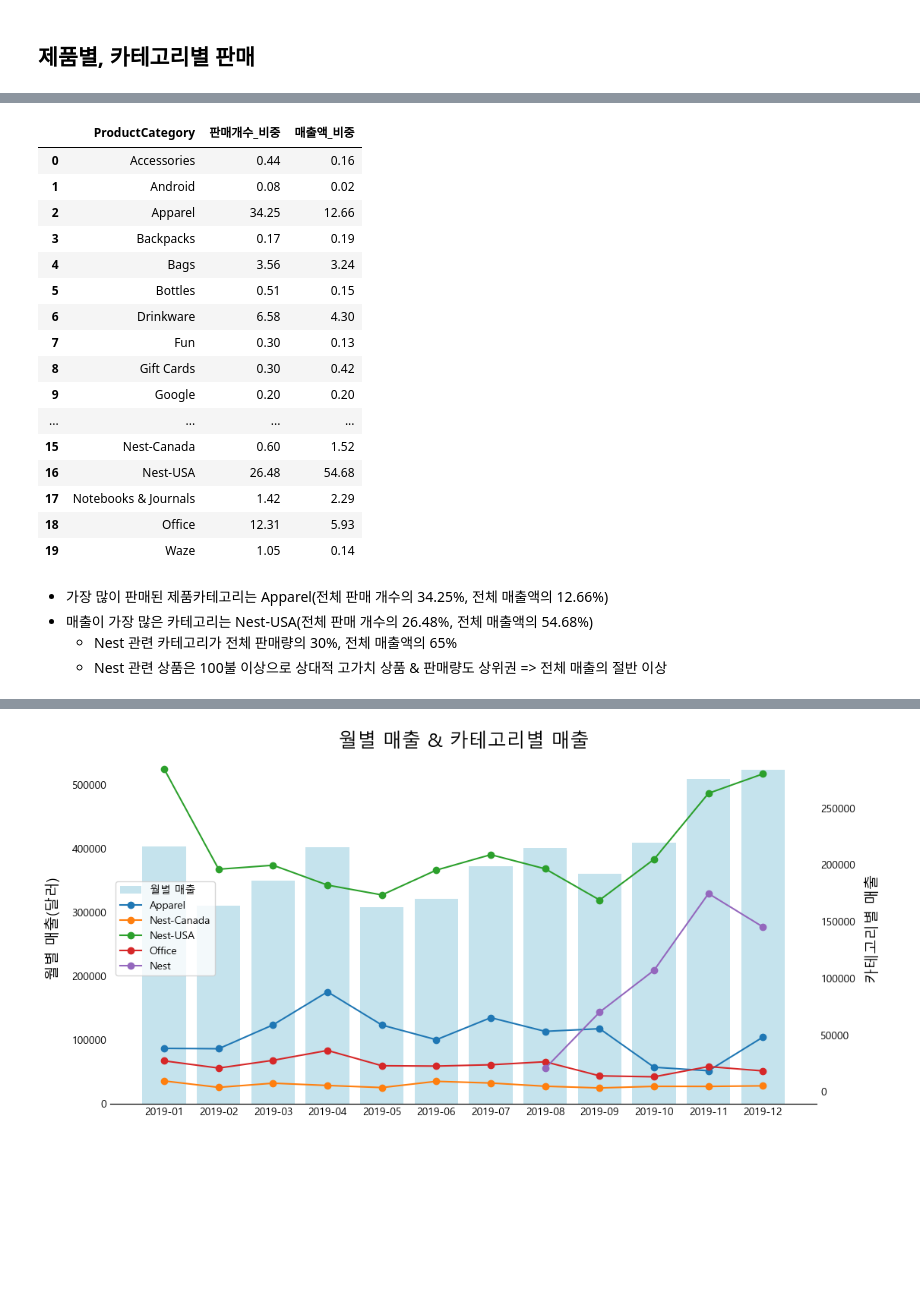
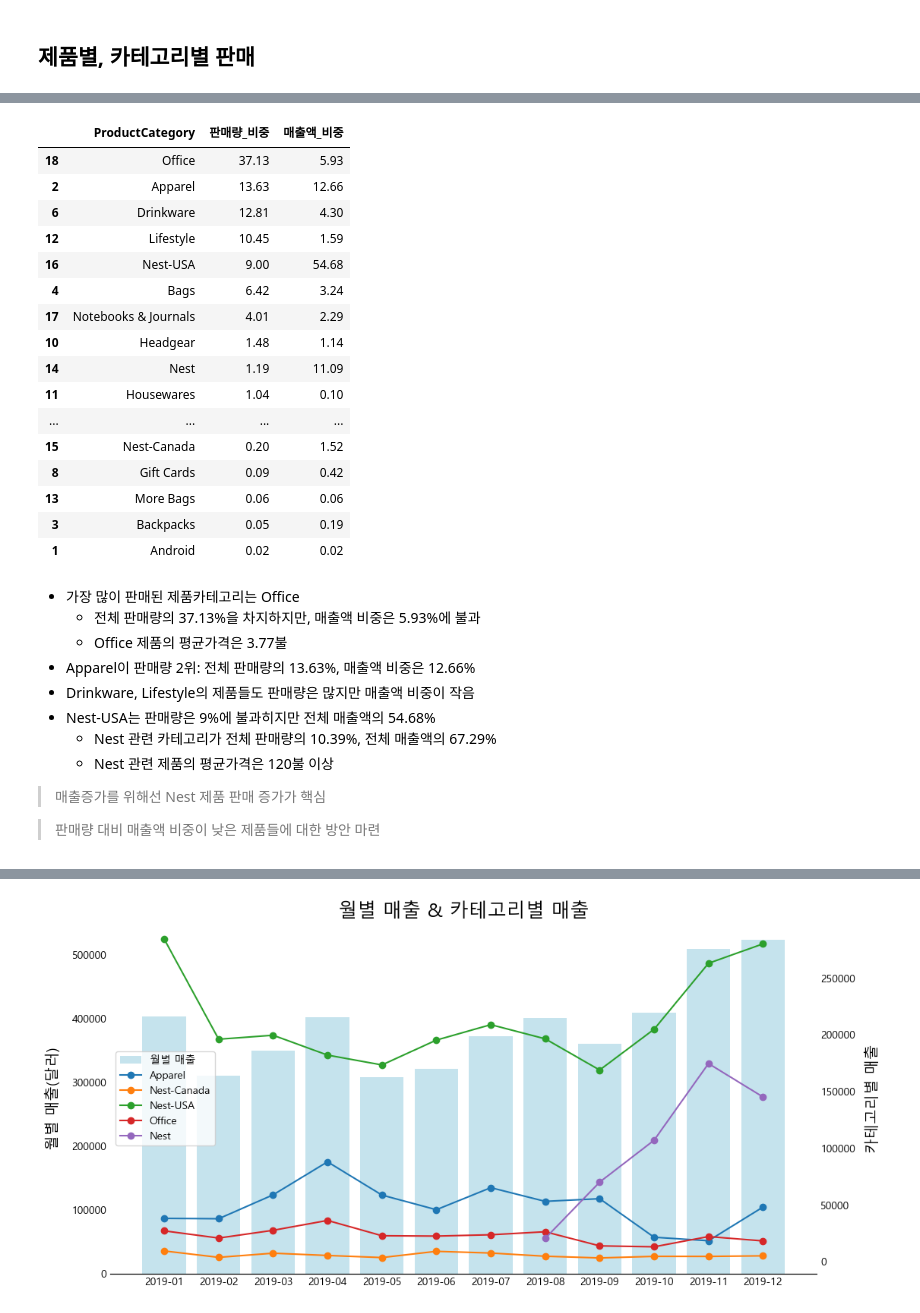
Before and after one commit to buzziru/ML_COMMERCE, a Jupyter notebook: eda/01_First Look_매출분석.ipynb, the cells around one changed output, grey strips where cells are left out. Cells and saved outputs as stored; diff of their text form; code cells hidden in the pictures; blank space fills up the shorter version.

```diff
--- a/eda/01_First Look_매출분석.ipynb
+++ b/eda/01_First Look_매출분석.ipynb
@@ -9,7 +9,7 @@ from matplotlib import rc
 %matplotlib inline
 rc('font', family='Malgun Gothic')
 
-pd.set_option('display.max_rows', 20)
+pd.set_option('display.max_rows', 50)
 pd.set_option('display.max_columns', 10)
 # %% [markdown]
 ## db 접속
@@ -470,35 +526,44 @@ memory usage: 768.0+ bytes
 # %%
 cat_sum['매출액'] = cat_sum['매출액'].astype(float)
+cat_sum['판매량'] = cat_sum['판매량'].astype(float)
 # %%
 total_sales = cat_sum['매출액'].sum()
-total_quantity = cat_sum['판매개수'].sum()
+total_quantity = cat_sum['판매량'].sum()
 cat_sum['매출액_비중'] = round((cat_sum['매출액'] / total_sales) * 100, 2)
-cat_sum['판매개수_비중'] = round((cat_sum['판매개수'] / total_quantity) * 100, 2)
+cat_sum['판매량_비중'] = round((cat_sum['판매량'] / total_quantity) * 100, 2)
 
-cat_sum[['ProductCategory', '판매개수_비중', '매출액_비중']]
+cat_sum[['ProductCategory', '판매량_비중', '매출액_비중']].sort_values(by='판매량_비중', ascending=False)
 # %% [output]
-|  | ProductCategory | 판매개수_비중 | 매출액_비중 |
-| 0 | Accessories | 0.44 | 0.16 |
-| 1 | Android | 0.08 | 0.02 |
-| 2 | Apparel | 34.25 | 12.66 |
-| 3 | Backpacks | 0.17 | 0.19 |
-| 4 | Bags | 3.56 | 3.24 |
-| 5 | Bottles | 0.51 | 0.15 |
-| 6 | Drinkware | 6.58 | 4.30 |
-| 7 | Fun | 0.30 | 0.13 |
-| 8 | Gift Cards | 0.30 | 0.42 |
-| 9 | Google | 0.20 | 0.20 |
+|  | ProductCategory | 판매량_비중 | 매출액_비중 |
+| 18 | Office | 37.13 | 5.93 |
+| 2 | Apparel | 13.63 | 12.66 |
+| 6 | Drinkware | 12.81 | 4.30 |
+| 12 | Lifestyle | 10.45 | 1.59 |
+| 16 | Nest-USA | 9.00 | 54.68 |
+| 4 | Bags | 6.42 | 3.24 |
+| 17 | Notebooks & Journals | 4.01 | 2.29 |
+| 10 | Headgear | 1.48 | 1.14 |
+| 14 | Nest | 1.19 | 11.09 |
+| 11 | Housewares | 1.04 | 0.10 |
 | ... | ... | ... | ... |
-| 15 | Nest-Canada | 0.60 | 1.52 |
-| 16 | Nest-USA | 26.48 | 54.68 |
-| 17 | Notebooks & Journals | 1.42 | 2.29 |
-| 18 | Office | 12.31 | 5.93 |
-| 19 | Waze | 1.05 | 0.14 |
+| 15 | Nest-Canada | 0.20 | 1.52 |
+| 8 | Gift Cards | 0.09 | 0.42 |
+| 13 | More Bags | 0.06 | 0.06 |
+| 3 | Backpacks | 0.05 | 0.19 |
+| 1 | Android | 0.02 | 0.02 |
-# %% [markdown]
-- 가장 많이 판매된 제품카테고리는 Apparel(전체 판매 개수의 34.25%, 전체 매출액의 12.66%)
-- 매출이 가장 많은 카테고리는 Nest-USA(전체 판매 개수의 26.48%, 전체 매출액의 54.68%)
-    - Nest 관련 카테고리가 전체 판매량의 30%, 전체 매출액의 65%
-    - Nest 관련 상품은 100불 이상으로 상대적 고가치 상품 & 판매량도 상위권 => 전체 매출의 절반 이상
+# %% [markdown]
+- 가장 많이 판매된 제품카테고리는 Office
+    - 전체 판매량의 37.13%을 차지하지만, 매출액 비중은 5.93%에 불과
+    - Office 제품의 평균가격은 3.77불
+- Apparel이 판매량 2위: 전체 판매량의 13.63%, 매출액 비중은 12.66%
+- Drinkware, Lifestyle의 제품들도 판매량은 많지만 매출액 비중이 작음
+- Nest-USA는 판매량은 9%에 불과히지만 전체 매출액의 54.68%
+    - Nest 관련 카테고리가 전체 판매량의 10.39%, 전체 매출액의 67.29%
+    - Nest 관련 제품의 평균가격은 120불 이상
+
+> 매출증가를 위해선 Nest 제품 판매 증가가 핵심
+
+> 판매량 대비 매출액 비중이 낮은 제품들에 대한 방안 마련
 # %%
 sql = '''
 SELECT
```
Also changed, not shown: parts of 41 cells of this notebook.
